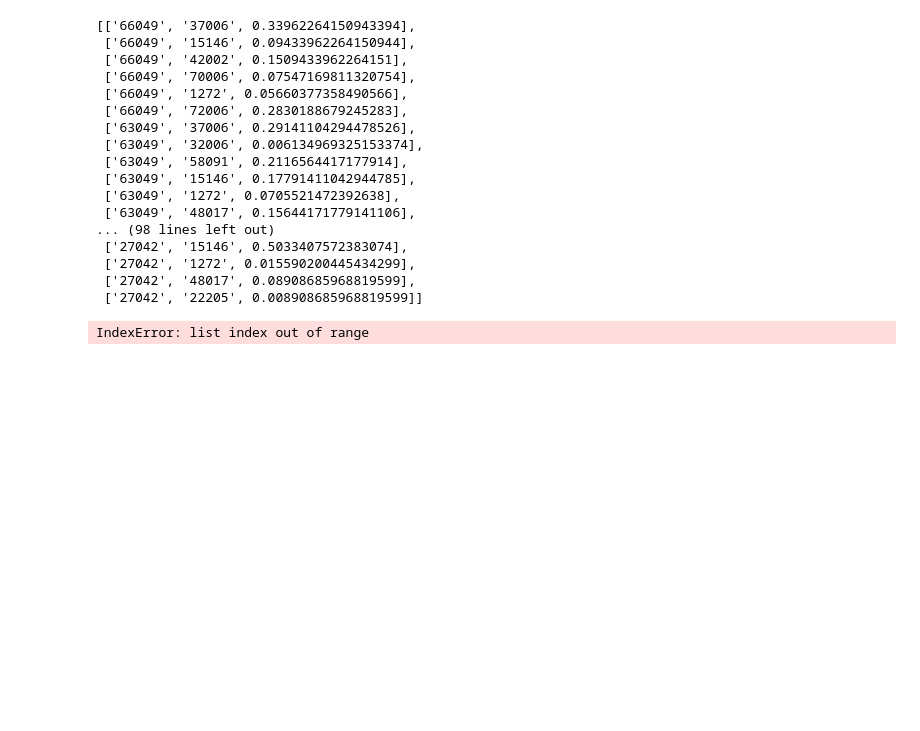
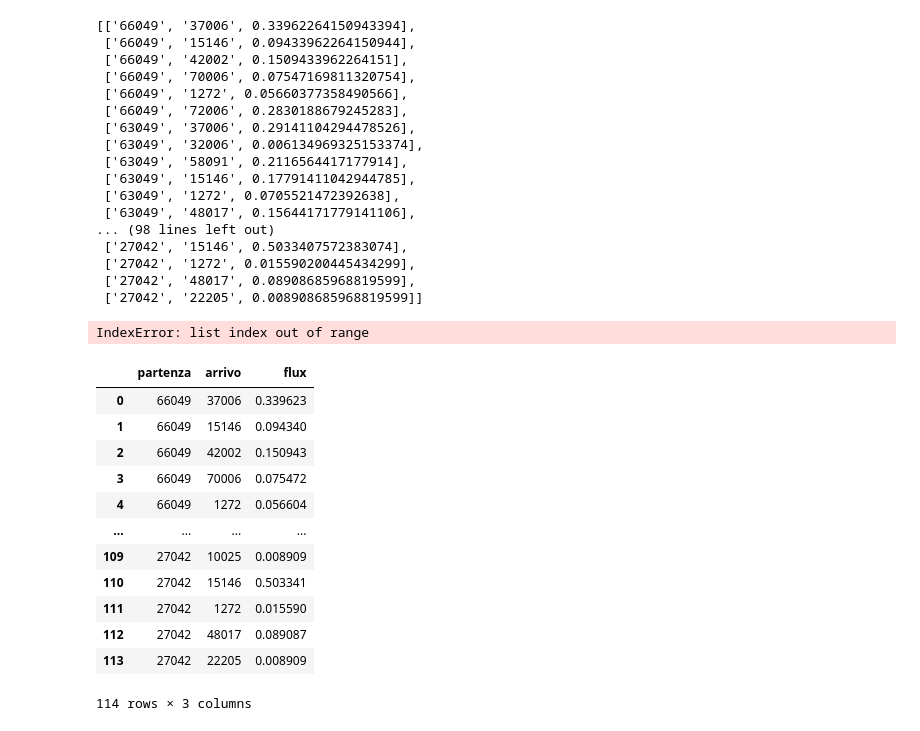
Before and after one commit to Pierohmd/CNNBigData, a Jupyter notebook: treni/Treni.ipynb, the cells around one changed output. Drawn from its saved outputs; the diff is of its cells as text; code cells hidden in the pictures; blank space fills up the shorter version.

```diff
--- a/treni/Treni.ipynb
+++ b/treni/Treni.ipynb
@@ -374,0 +378,18 @@ IndexError: list index out of range
+# %%
+treni_norm_out = pd.read_csv('../csv_finali/capoluoghi_norm_treni.csv',header=None,names=['partenza','arrivo','flux'])
+# %%
+treni_norm_out
+# %% [output]
+|  | partenza | arrivo | flux |
+| 0 | 66049 | 37006 | 0.339623 |
+| 1 | 66049 | 15146 | 0.094340 |
+| 2 | 66049 | 42002 | 0.150943 |
+| 3 | 66049 | 70006 | 0.075472 |
+| 4 | 66049 | 1272 | 0.056604 |
+| ... | ... | ... | ... |
+| 109 | 27042 | 10025 | 0.008909 |
+| 110 | 27042 | 15146 | 0.503341 |
+| 111 | 27042 | 1272 | 0.015590 |
+| 112 | 27042 | 48017 | 0.089087 |
+| 113 | 27042 | 22205 | 0.008909 |
+114 rows × 3 columns
```
Also changed, not shown: parts of 9 cells of this notebook, 17 other files.
